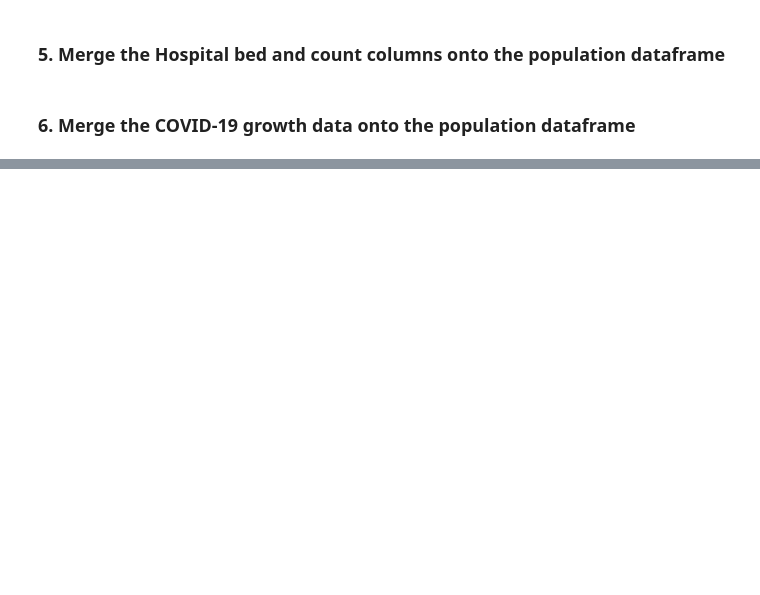
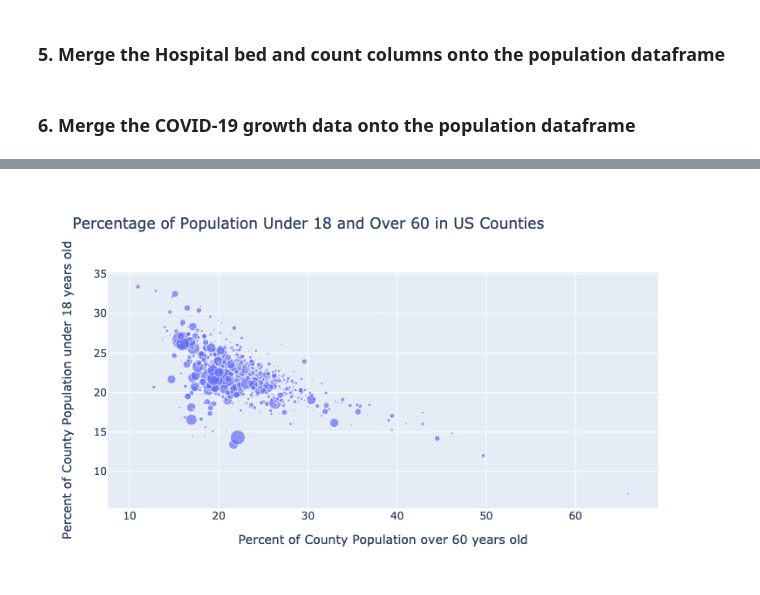
Before and after one commit to CamilaCamacho/covid-19-crisis-management-analysis, a Jupyter notebook: Merging Data and Creating Visualizations.ipynb, the cells around one changed output, grey strips where cells are left out. Cells and saved outputs as stored; diff of their text form; code cells hidden in the pictures; blank space fills up the shorter version.

Commit message:
Data cleaning/merging and initial visualizations done

```diff
--- a/Merging Data and Creating Visualizations.ipynb
+++ b/Merging Data and Creating Visualizations.ipynb
@@ -220,12 +220,16 @@ df_hospitals = df_hospitals[df_hospitals["COUNTYFIPS"] != "NOT AVAILABLE"]
 df_hospitals = df_hospitals[df_hospitals["COUNTYFIPS"].notnull()]
 
 # remove if beds is -999
-df_county_hospitals = df_hospitals[df_hospitals["BEDS"] != -999]
+df_hospitals = df_hospitals[df_hospitals["BEDS"] != -999]
 # %%
 # calculate number of hospitals, beds per county
 # create an aggregated table for these values
 df_county_hospitals = df_hospitals.groupby("COUNTYFIPS").agg({"BEDS": "sum",
                                                                 "NAME": "count"}).reset_index()
+
+# rename "NAME" to hospital_count and "BEDS" to hospital_bed_count
+df_county_hospitals = df_county_hospitals.rename(columns = {"NAME": "hospital_count",
+                                                           "BEDS": "hospital_bed_count"})
 # %%
 # merge hospital data onto county population data
 df_county_health = pd.merge(df_county_pop,
@@ -263,0 +277,16 @@ bar_total_pop
+# %%
+# make a graph to show percent of largest 18 under population
+bubble_u18_o60 = px.scatter(df_county_health,
+                            x = "percent_over60",
+                            y = "percent_under18",
+                            size = "hospital_bed_count",
+                            hover_data = ['Geographic Area N',"Total"],
+                            title = "Percentage of Population Under 18 and Over 60 in US Counties",
+                            labels = {"Geographic Area N": "County, State Name",
+                                      "Total": "Total Population",
+                                      "percent_over60": "Percent of County Population over 60 years old",
+                                      "percent_under18": "Percent of County Population under 18 years old"})
+
+bubble_u18_o60
+# %% [output]
+[figure, added]
```
Also changed, not shown: parts of 13 cells of this notebook, 1 other file.
